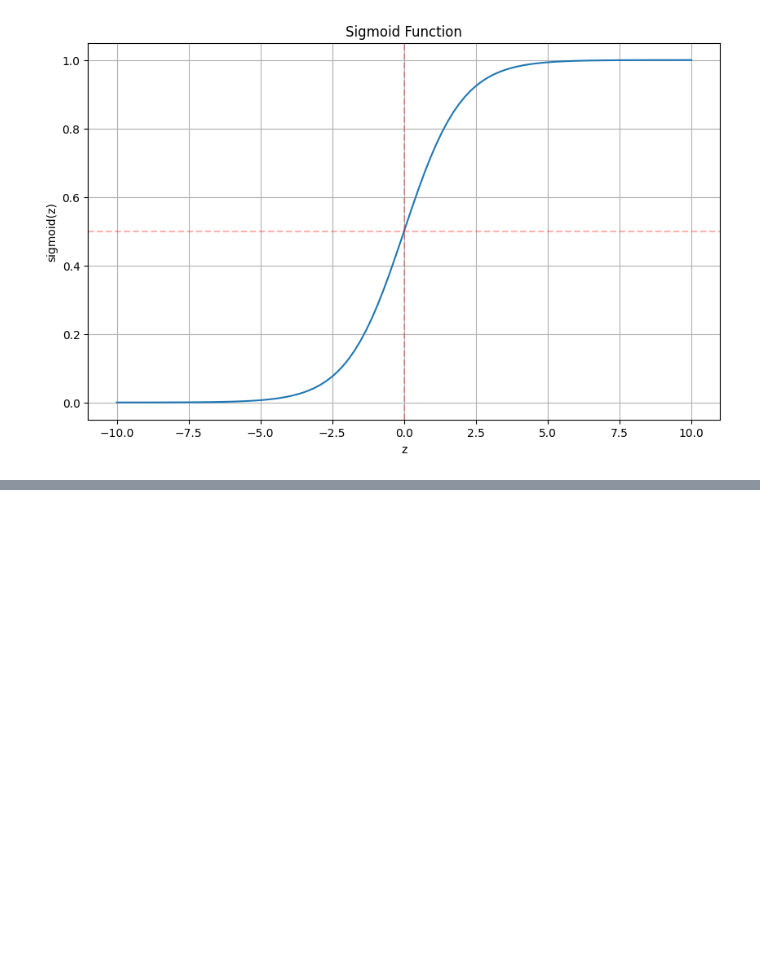
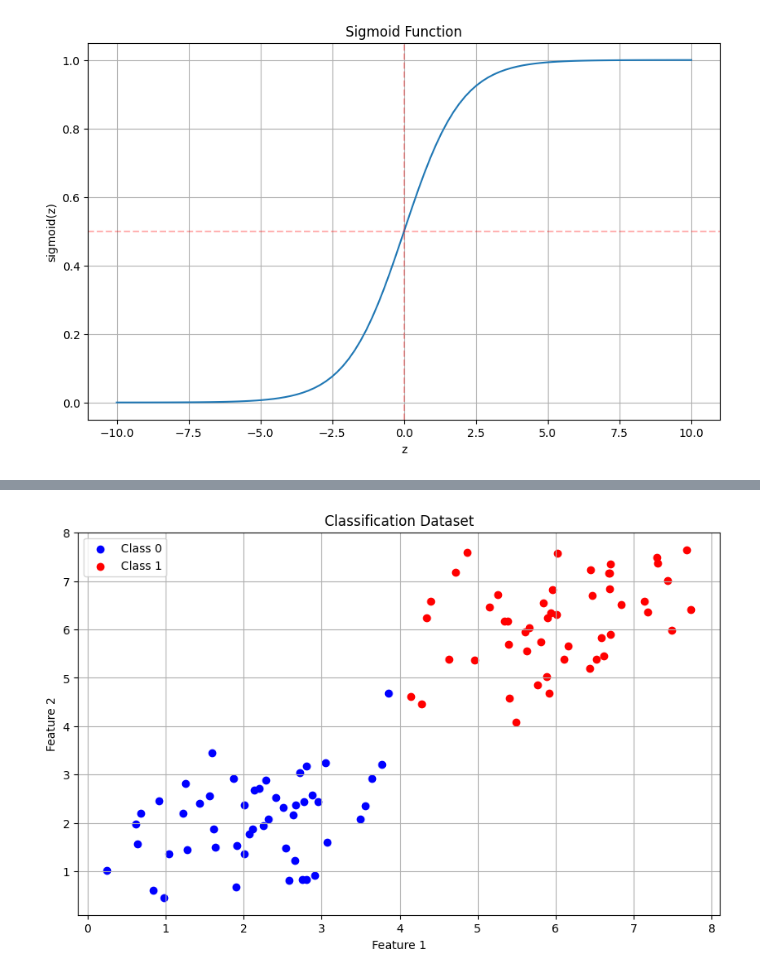
Before and after one commit to dynstat/DSA-ML, a Jupyter notebook: 17april25/logistic-regression.ipynb, the cells around one changed output, grey strips where cells are left out. Cells and saved outputs as stored; diff of their text form; code cells hidden in the pictures; blank space fills up the shorter version.

```diff
--- a/17april25/logistic-regression.ipynb
+++ b/17april25/logistic-regression.ipynb
@@ -38,0 +178,60 @@ plt.show()
+# %%
+# Create a simple classification dataset with two features
+np.random.seed(42)
+n_samples = 100
+
+# Class 0 (negative) examples
+X_neg = np.random.multivariate_normal(
+    mean=[2, 2],    # Center of negative class
+    cov=[[1, 0.5], [0.5, 1]],  # Covariance matrix
+    size=n_samples//2
+)
+
+# Class 1 (positive) examples
+X_pos = np.random.multivariate_normal(
+    mean=[6, 6],    # Center of positive class
+    cov=[[1, 0.5], [0.5, 1]],  # Covariance matrix
+    size=n_samples//2
+)
+
+#The matrix [[1, 0.2, 0.1], [0.2, 1, 0.3], [0.1, 0.3, 1]] is a covariance matrix for a 3D multivariate normal distribution. Let me explain what each value means:
+#The covariance matrix is a square matrix whose elements represent the covariance between different variables (or the variance when on the diagonal).
+#For a 3D distribution, we have 3 variables, let's call them X, Y, and Z. The covariance matrix can be labeled as:
+#    [[Var(X), Cov(X,Y), Cov(X,Z)],
+#     [Cov(Y,X), Var(Y), Cov(Y,Z)],
+#     [Cov(Z,X), Cov(Z,Y), Var(Z)]]
+# Diagonal elements (values of 1 in this case):
+# The (1,1) element: Var(X) = 1, meaning variable X has variance 1
+# The (2,2) element: Var(Y) = 1, meaning variable Y has variance 1
+# The (3,3) element: Var(Z) = 1, meaning variable Z has variance 1
+# Off-diagonal elements (the correlation values):
+# The (1,2) and (2,1) elements: Cov(X,Y) = Cov(Y,X) = 0.2
+# The (1,3) and (3,1) elements: Cov(X,Z) = Cov(Z,X) = 0.1
+# The (2,3) and (3,2) elements: Cov(Y,Z) = Cov(Z,Y) = 0.3
+# Since covariance = correlation × standard deviation of X × standard deviation of Y, and here all standard # deviations are 1 (since variances are 1), the covariance values are equal to the correlation values.
+# So the correlation between:
+# X and Y is 0.2 (weak positive correlation)
+# X and Z is 0.1 (very weak positive correlation)
+# Y and Z is 0.3 (moderate positive correlation)
+# These correlation values range from -1 to 1:
+# Values close to 0 indicate weak correlation
+# Values close to 1 indicate strong positive correlation
+# Values close to -1 indicate strong negative correlation
+
+
+# Combine the two classes and create labels
+X = np.vstack([X_neg, X_pos])
+y = np.array([0] * (n_samples//2) + [1] * (n_samples//2))
+
+# Visualize the dataset
+plt.figure(figsize=(10, 6))
+plt.scatter(X[y==0, 0], X[y==0, 1], color='blue', label='Class 0')
+plt.scatter(X[y==1, 0], X[y==1, 1], color='red', label='Class 1')
+plt.xlabel('Feature 1')
+plt.ylabel('Feature 2')
+plt.title('Classification Dataset')
+plt.legend()
+plt.grid(True)
+plt.show()
+# %% [output]
+[figure, added]
```
Also changed, not shown: parts of 15 cells of this notebook.
